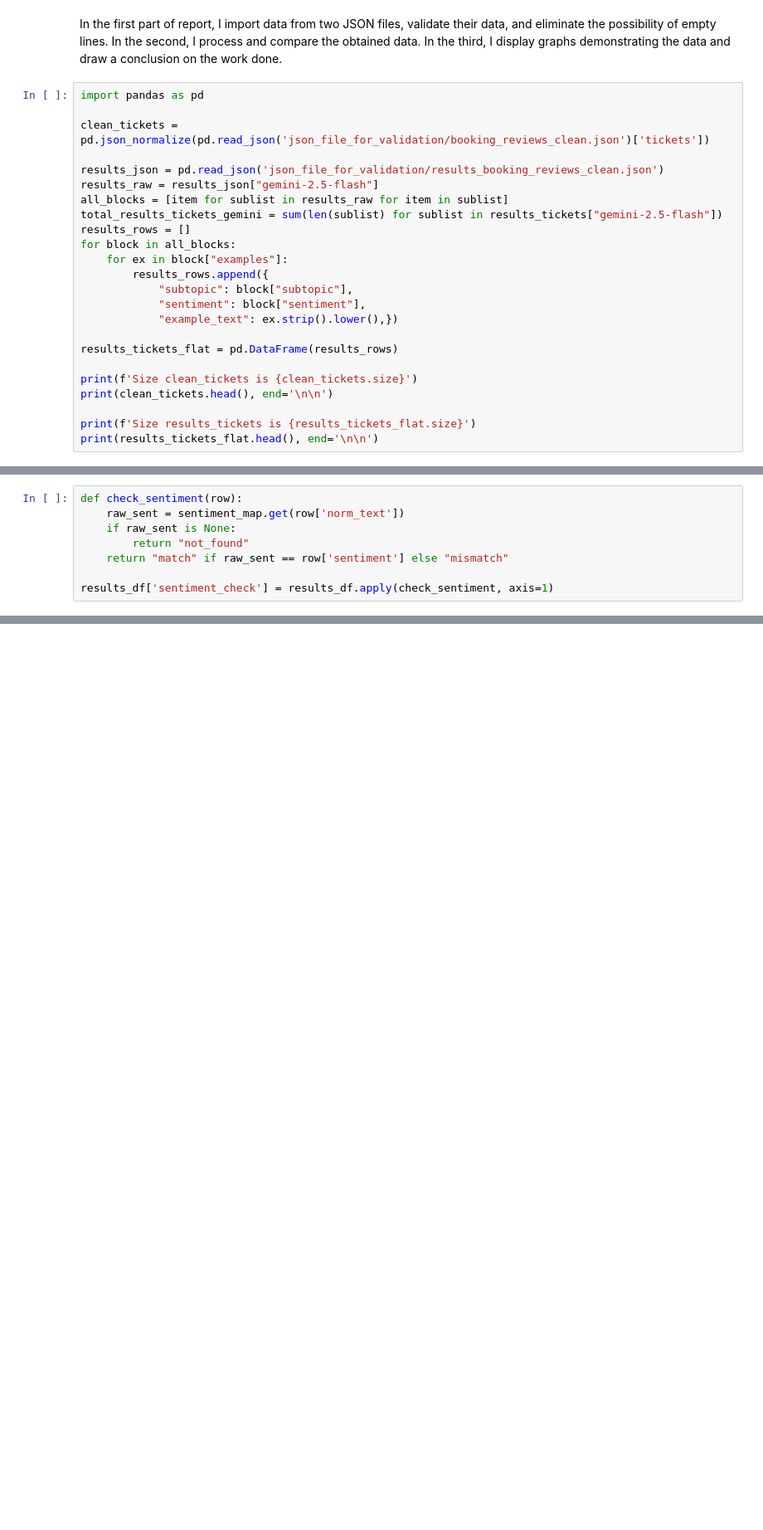
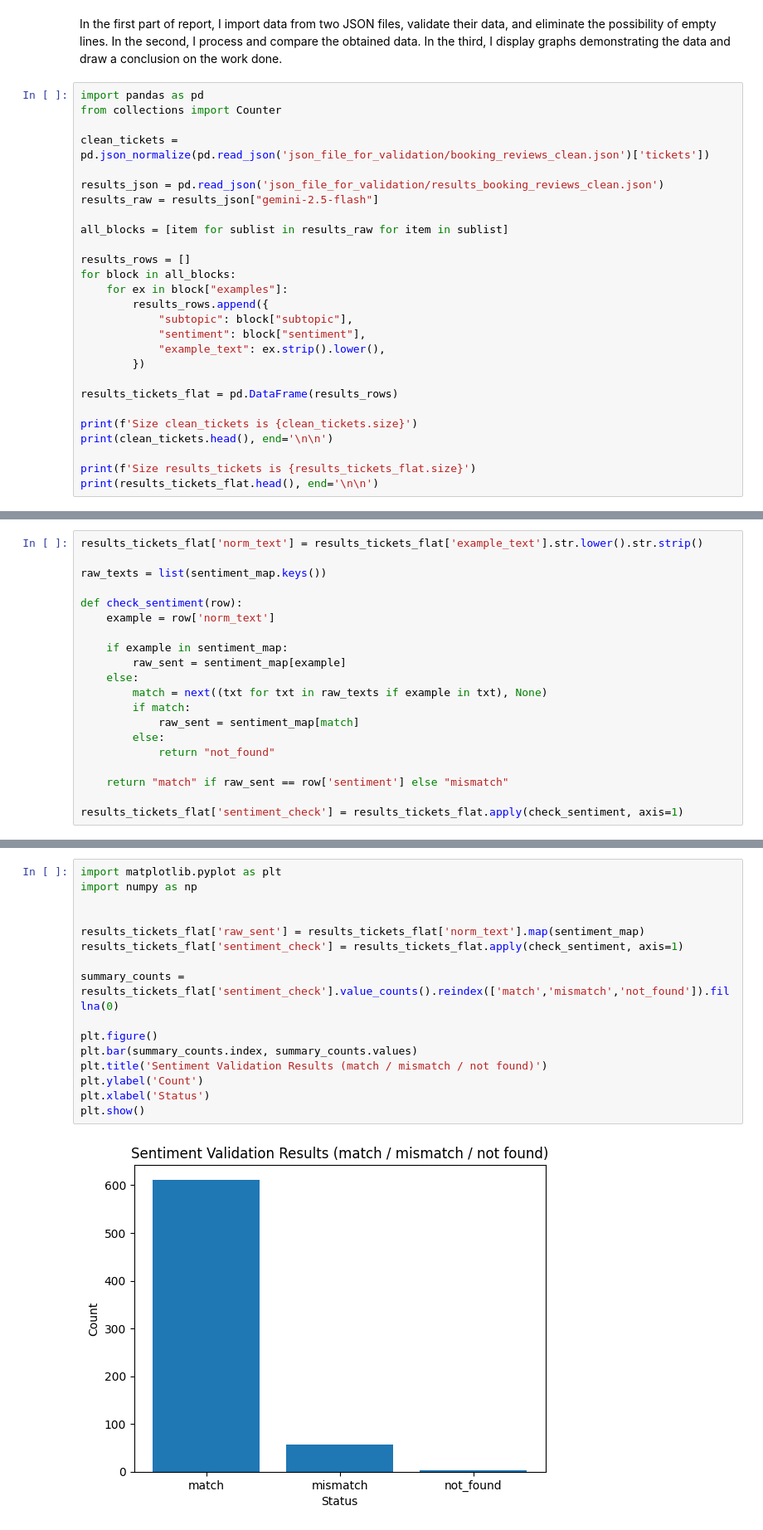
Before and after one commit to almeradarya/validation_test_case, a Jupyter notebook: validation_test_case/data_validation.ipynb, the cells around one changed output, grey strips where cells are left out. Shown: that part at 83% size. Cells and saved outputs as stored; diff of their text form; blank space fills up the shorter version.

```diff
--- a/validation_test_case/data_validation.ipynb
+++ b/validation_test_case/data_validation.ipynb
@@ -14,20 +8,23 @@ Sentiment Validation — Assess the accuracy of sentiment classification (positi
 In the first part of report, I import data from two JSON files, validate their data, and eliminate the possibility of empty lines. In the second, I process and compare the obtained data. In the third, I display graphs demonstrating the data and draw a conclusion on the work done.
 # %%
 import pandas as pd
+from collections import Counter
 
 clean_tickets = pd.json_normalize(pd.read_json('json_file_for_validation/booking_reviews_clean.json')['tickets'])
 
 results_json = pd.read_json('json_file_for_validation/results_booking_reviews_clean.json')
 results_raw = results_json["gemini-2.5-flash"]
+
 all_blocks = [item for sublist in results_raw for item in sublist]
-total_results_tickets_gemini = sum(len(sublist) for sublist in results_tickets["gemini-2.5-flash"])
+
 results_rows = []
 for block in all_blocks:
     for ex in block["examples"]:
         results_rows.append({
             "subtopic": block["subtopic"],
             "sentiment": block["sentiment"],
-            "example_text": ex.strip().lower(),})
+            "example_text": ex.strip().lower(),
+        })
 
 results_tickets_flat = pd.DataFrame(results_rows)
 
@@ -93,8 +84,20 @@ after comparing a few options, maps helped, but reviews varied a lot, and i appr
 # %%
+results_tickets_flat['norm_text'] = results_tickets_flat['example_text'].str.lower().str.strip()
+
+raw_texts = list(sentiment_map.keys())
+
 def check_sentiment(row):
-    raw_sent = sentiment_map.get(row['norm_text'])
-    if raw_sent is None:
-        return "not_found"
+    example = row['norm_text']
+
+    if example in sentiment_map:
+        raw_sent = sentiment_map[example]
+    else:
+        match = next((txt for txt in raw_texts if example in txt), None)
+        if match:
+            raw_sent = sentiment_map[match]
+        else:
+            return "not_found"
+
     return "match" if raw_sent == row['sentiment'] else "mismatch"
 
-results_df['sentiment_check'] = results_df.apply(check_sentiment, axis=1)
+results_tickets_flat['sentiment_check'] = results_tickets_flat.apply(check_sentiment, axis=1)
@@ -100,0 +150,18 @@ results_df['sentiment_check'] = results_df.apply(check_sentiment, axis=1)
+# %%
+import matplotlib.pyplot as plt
+import numpy as np
+
+
+results_tickets_flat['raw_sent'] = results_tickets_flat['norm_text'].map(sentiment_map)
+results_tickets_flat['sentiment_check'] = results_tickets_flat.apply(check_sentiment, axis=1)
+
+summary_counts = results_tickets_flat['sentiment_check'].value_counts().reindex(['match','mismatch','not_found']).fillna(0)
+
+plt.figure()
+plt.bar(summary_counts.index, summary_counts.values)
+plt.title('Sentiment Validation Results (match / mismatch / not found)')
+plt.ylabel('Count')
+plt.xlabel('Status')
+plt.show()
+# %% [output]
+[figure, added]
```
Also changed, not shown: parts of 18 cells of this notebook.
